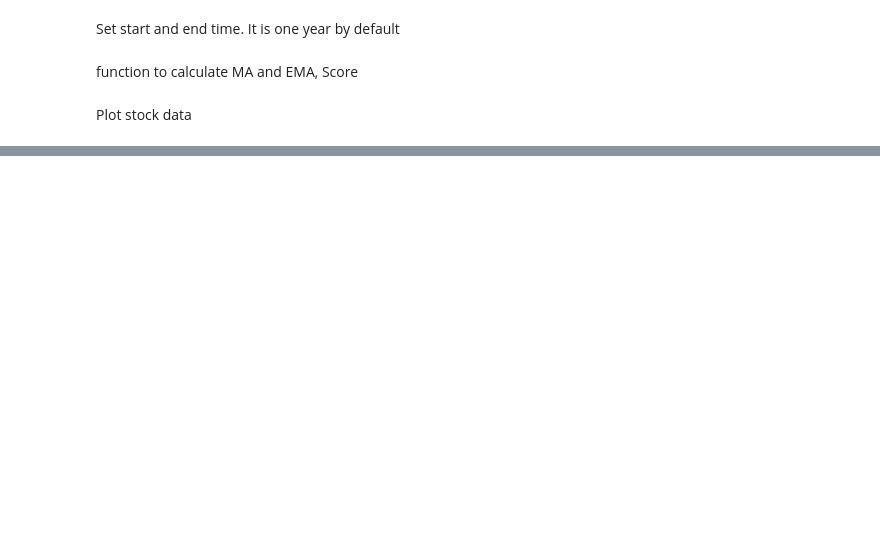
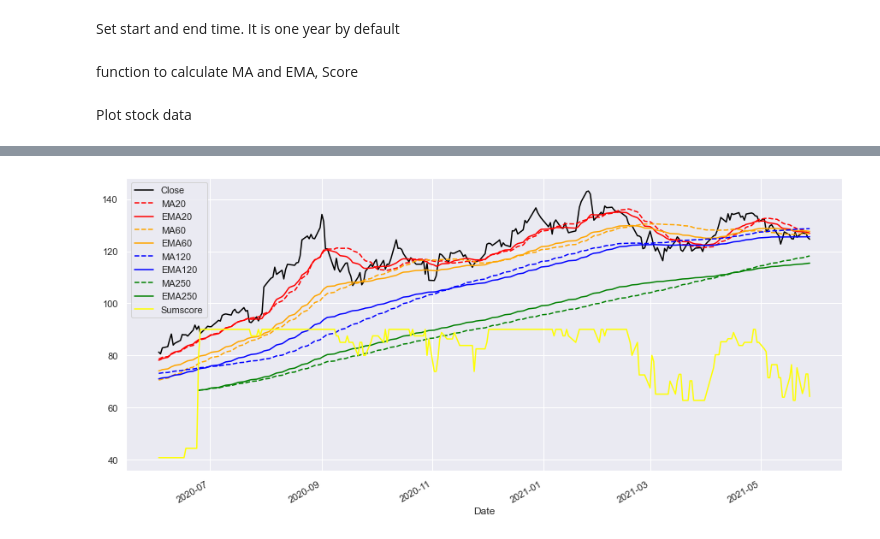
Before and after one commit to YuyuLin1003/stock_analysis, a Jupyter notebook: stock.ipynb, the cells around one changed output, grey strips where cells are left out. Cells and saved outputs as stored; diff of their text form; code cells hidden in the pictures; blank space fills up the shorter version.

Commit message:
add stock plot

```diff
--- a/stock.ipynb
+++ b/stock.ipynb
@@ -10,7 +10,7 @@ sns.set_theme()
 Set start and end time. It is one year by default
 # %%
 end = datetime.date.today()
-start = end - datetime.timedelta(465)
+start = end - datetime.timedelta(700)
 # %%
 class Stock:
     def __init__(self,  label):
@@ -179,8 +179,9 @@ def plotStock(prices_df):
     prices_df['EMA60'].plot(label='EMA60', c='orange')
     prices_df['MA120'].plot(label='MA120', c='blue', linestyle='dashed')
     prices_df['EMA120'].plot(label='EMA120', c='blue')
-    prices_df['MAScore'].plot(label='MAScore', c='green')
-    prices_df['PriceScore'].plot(label='PriceScore', c='yellow')
+    prices_df['MA250'].plot(label='MA250', c='green', linestyle='dashed')
+    prices_df['EMA250'].plot(label='EMA250', c='green')
+    prices_df['SumScore'].plot(label='Sumscore', c='yellow')
     plt.legend()
 
 
@@ -218,12 +219,16 @@ def plotText(text, ax, color='White'):
     ax.axis('off')
 
 
-def plotStockList(stockList, tableTitle='Stock Table'):
+def plotStockList(stockList, tableTitle='Stock Table',time=None):
+    if len(stockList) == 0:
+        return
+
     title = ['Symbol', 'Price', 'Chg', '%Chg',
              'Price Line', 'Volume', 'Score Heat Map']
     f, ax = plt.subplots(nrows=len(stockList)+1, ncols=len(title), figsize=(20, 10), gridspec_kw={
                          'width_ratios': [2, 1, 1, 1, 3, 3, 5]})
-    plt.suptitle(tableTitle, size=30)
+    time = str(stockList[0].stockData.index[-1])[0:10]
+    plt.suptitle(tableTitle+"  "+time, size=30)
     for i in range(len(title)):
         plotText(title[i], ax[0][i], 'Grey')
     for i in range(len(stockList)):
@@ -280,0 +292,4 @@ plotStockList(giant, 'Giant Stock')
+# %%
+plotStock(giant[0].stockData.tail(250))
+# %% [output]
+[figure, added]
```
Also changed, not shown: parts of 3 cells of this notebook.
